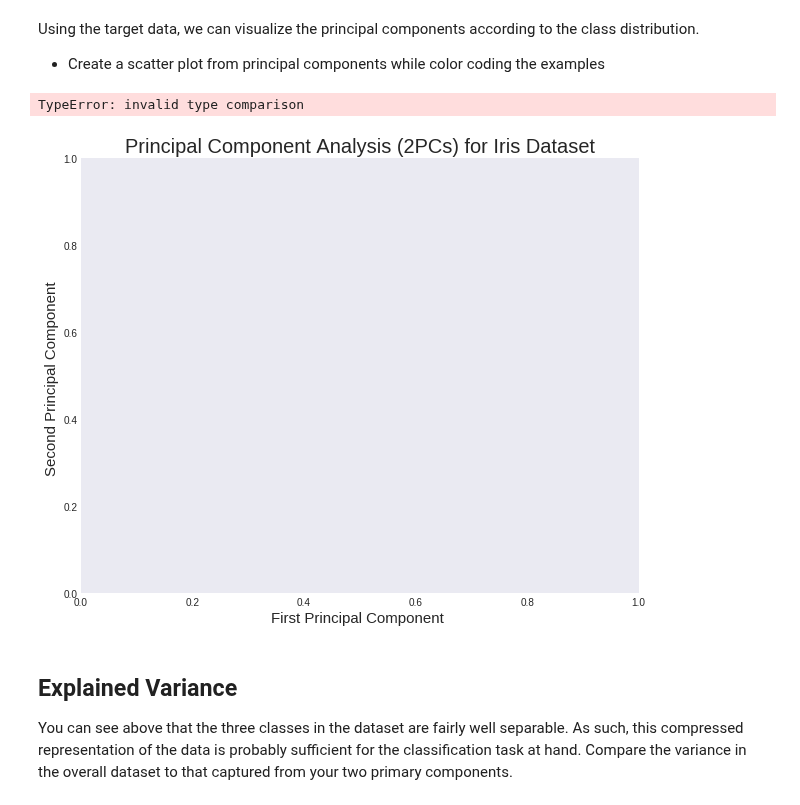
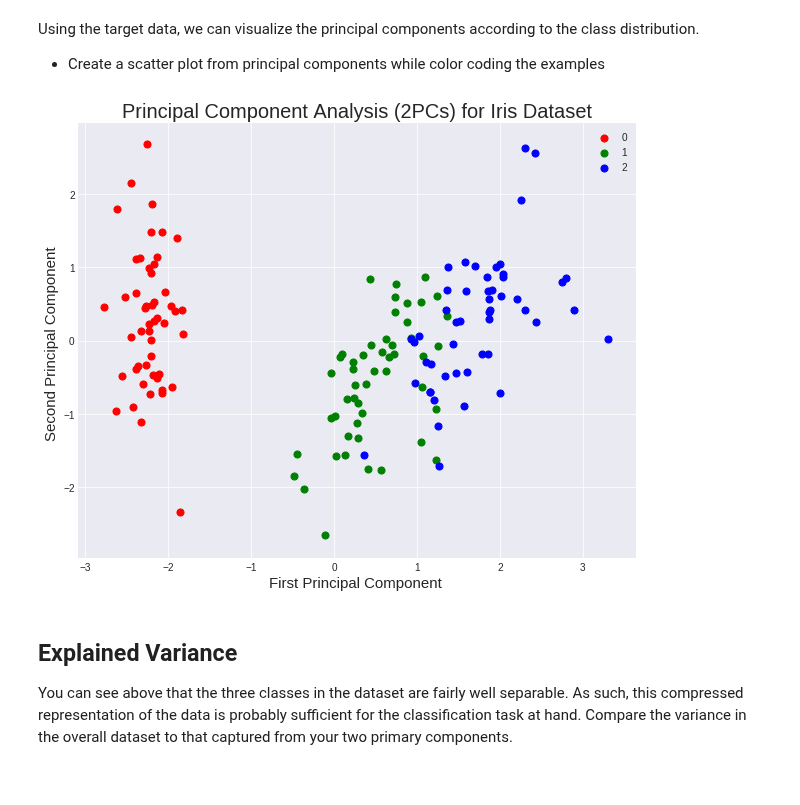
Before and after one commit to mzhou356/dsc-pca-in-scikitlearn-lab-dc-ds-060319, a Jupyter notebook: index.ipynb, the cells around one changed output. Drawn from its saved outputs; the diff is of its cells as text; code cells hidden in the pictures.

```diff
--- a/index.ipynb
+++ b/index.ipynb
@@ -135,28 +135,27 @@ Using the target data, we can visualize the principal components according to th
 # %%
 # Principal Componets scatter plot
 plt.style.use('seaborn-dark')
 fig = plt.figure(figsize = (10,8))
 ax = fig.add_subplot(1,1,1)
 ax.set_xlabel('First Principal Component ', fontsize = 15)
 ax.set_ylabel('Second Principal Component ', fontsize = 15)
 ax.set_title('Principal Component Analysis (2PCs) for Iris Dataset', fontsize = 20)
 
 
-targets = ['Iris-setosa', 'Iris-versicolor', 'Iris-virginica']
+targets = [0, 1, 2]
 colors = ['r', 'g', 'b']
 for target, color in zip(targets,colors):
     indicesToKeep = df['Target'] == target
     ax.scatter(result_df.loc[indicesToKeep, 'PC1']
                , result_df.loc[indicesToKeep, 'PC2']
                , c = color
                , s = 50)
 ax.legend(targets)
 ax.grid()
 
 # Your code here
 # %% [output]
-TypeError: invalid type comparison
-[figure, old version]
+[figure, new version]
 # %% [markdown]
 ## Explained Variance
 
```
